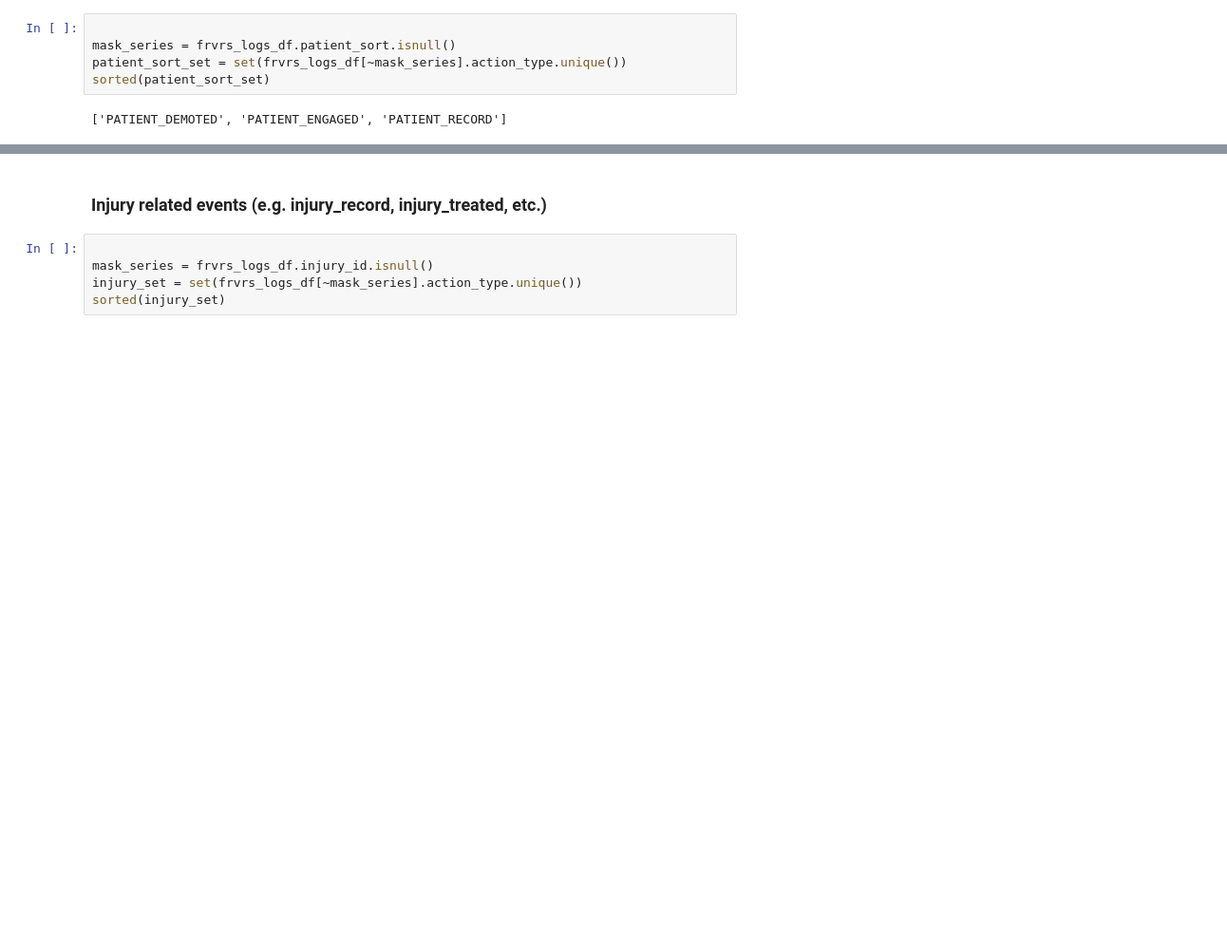
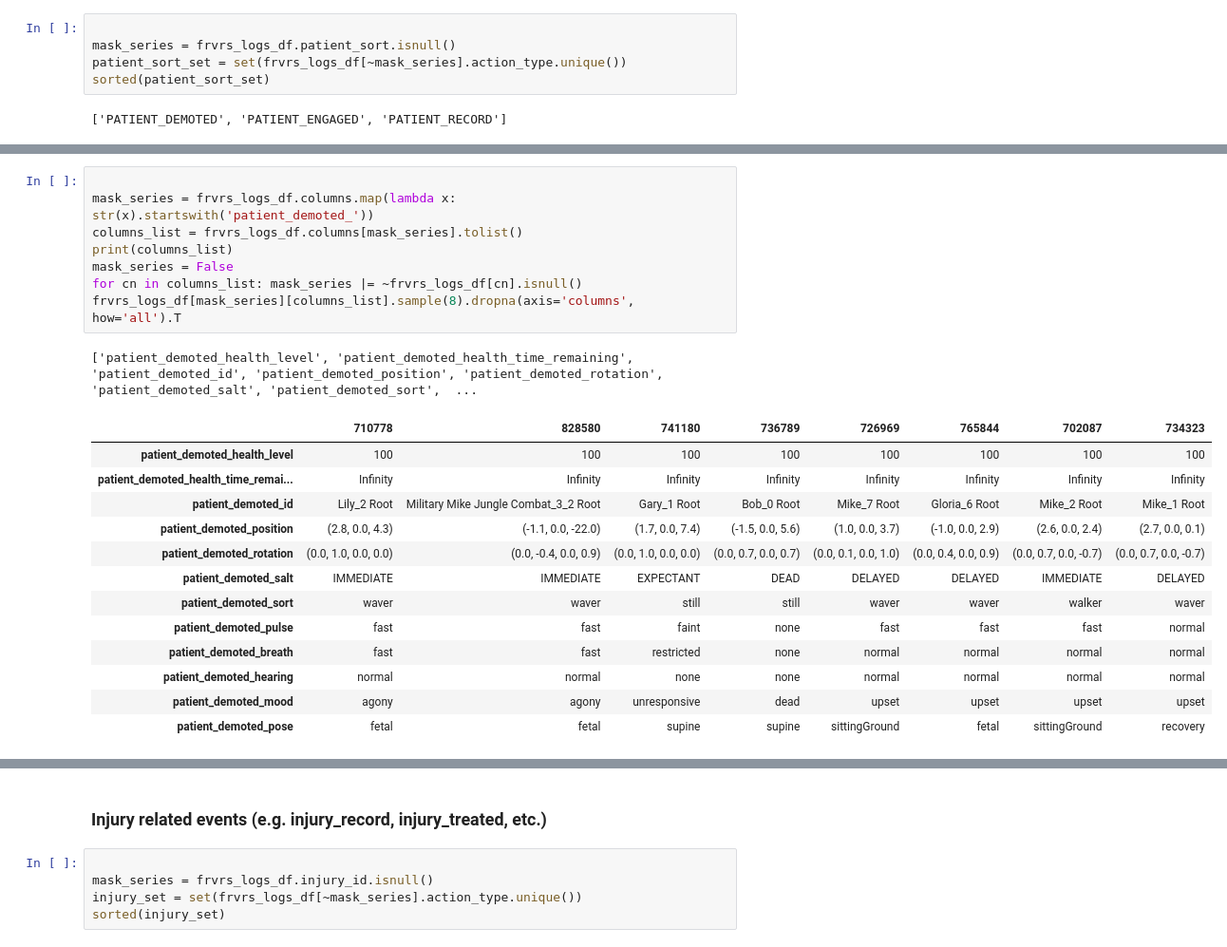
Before and after one commit to dbabbitt/itm-analysis-reporting-1, a Jupyter notebook: maintenance/How to Use the Data.ipynb, the cells around one changed output, grey strips where cells are left out. Shown at 95% size. Saved outputs shown, nothing was run; the diff lists cells and outputs as text; blank space fills up the shorter version.

```diff
--- a/maintenance/How to Use the Data.ipynb
+++ b/maintenance/How to Use the Data.ipynb
@@ -108,0 +126,23 @@ sorted(patient_sort_set)
+# %%
+
+mask_series = frvrs_logs_df.columns.map(lambda x: str(x).startswith('patient_demoted_'))
+columns_list = frvrs_logs_df.columns[mask_series].tolist()
+print(columns_list)
+mask_series = False
+for cn in columns_list: mask_series |= ~frvrs_logs_df[cn].isnull()
+frvrs_logs_df[mask_series][columns_list].sample(8).dropna(axis='columns', how='all').T
+# %% [output]
+['patient_demoted_health_level', 'patient_demoted_health_time_remaining', 'patient_demoted_id', 'patient_demoted_position', 'patient_demoted_rotation', 'patient_demoted_salt', 'patient_demoted_sort',  ...
+|  | 710778 | 828580 | 741180 | 736789 | 726969 | 765844 | 702087 | 734323 |
+| patient_demoted_health_level | 100 | 100 | 100 | 100 | 100 | 100 | 100 | 100 |
+| patient_demoted_health_time_remai... | Infinity | Infinity | Infinity | Infinity | Infinity | Infinity | Infinity | Infinity |
+| patient_demoted_id | Lily_2 Root | Military Mike Jungle Combat_3_2 Root | Gary_1 Root | Bob_0 Root | Mike_7 Root | Gloria_6 Root | Mike_2 Root | Mike_1 Root |
+| patient_demoted_position | (2.8, 0.0, 4.3) | (-1.1, 0.0, -22.0) | (1.7, 0.0, 7.4) | (-1.5, 0.0, 5.6) | (1.0, 0.0, 3.7) | (-1.0, 0.0, 2.9) | (2.6, 0.0, 2.4) | (2.7, 0.0, 0.1) |
+| patient_demoted_rotation | (0.0, 1.0, 0.0, 0.0) | (0.0, -0.4, 0.0, 0.9) | (0.0, 1.0, 0.0, 0.0) | (0.0, 0.7, 0.0, 0.7) | (0.0, 0.1, 0.0, 1.0) | (0.0, 0.4, 0.0, 0.9) | (0.0, 0.7, 0.0, -0.7) | (0.0, 0.7, 0.0, -0.7) |
+| patient_demoted_salt | IMMEDIATE | IMMEDIATE | EXPECTANT | DEAD | DELAYED | DELAYED | IMMEDIATE | DELAYED |
+| patient_demoted_sort | waver | waver | still | still | waver | waver | walker | waver |
+| patient_demoted_pulse | fast | fast | faint | none | fast | fast | fast | normal |
+| patient_demoted_breath | fast | fast | restricted | none | normal | normal | normal | normal |
+| patient_demoted_hearing | normal | normal | none | none | normal | normal | normal | normal |
+| patient_demoted_mood | agony | agony | unresponsive | dead | upset | upset | upset | upset |
+| patient_demoted_pose | fetal | fetal | supine | supine | sittingGround | fetal | sittingGround | recovery |
```
Also changed, not shown: parts of 86 cells of this notebook, 4 other files.
